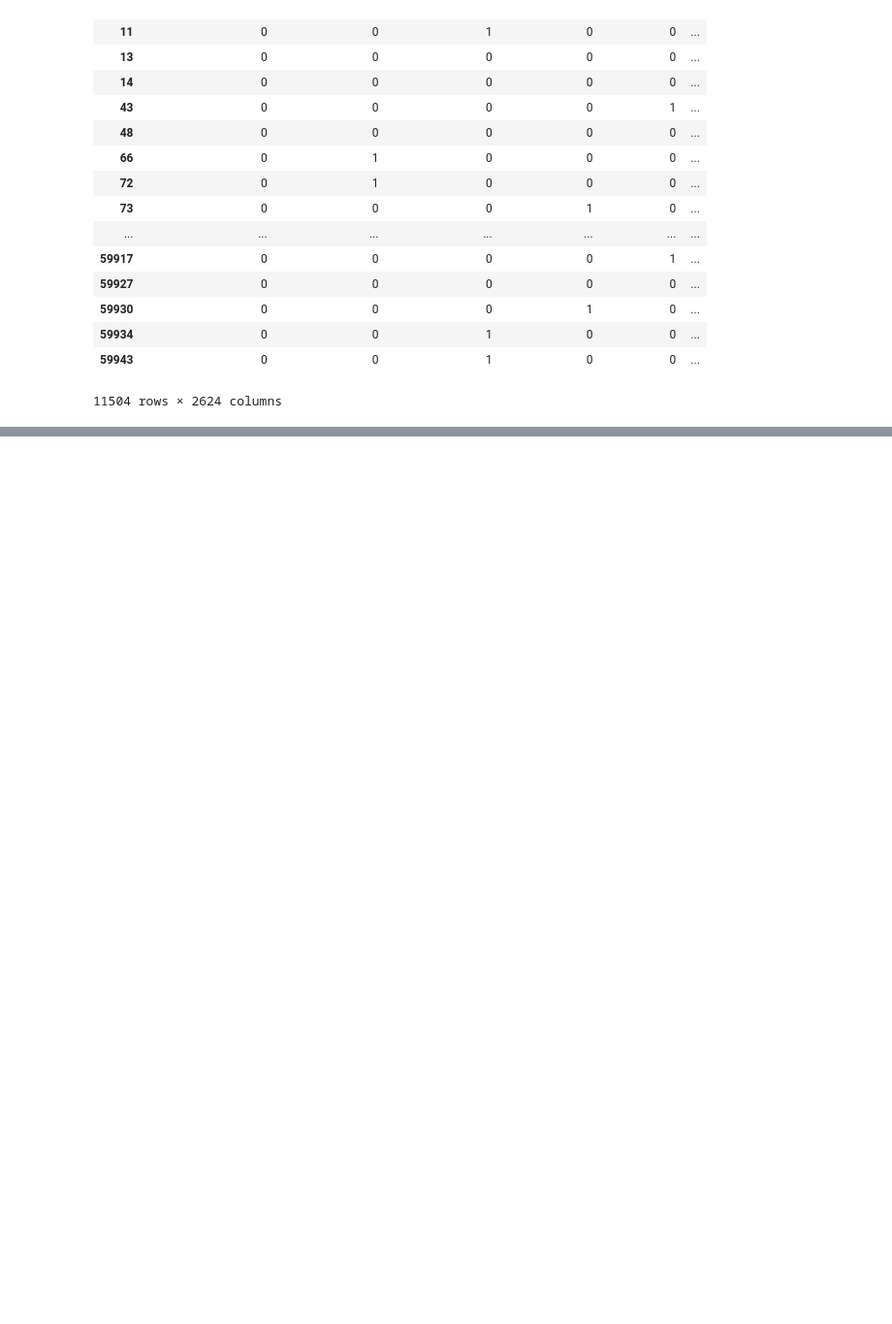
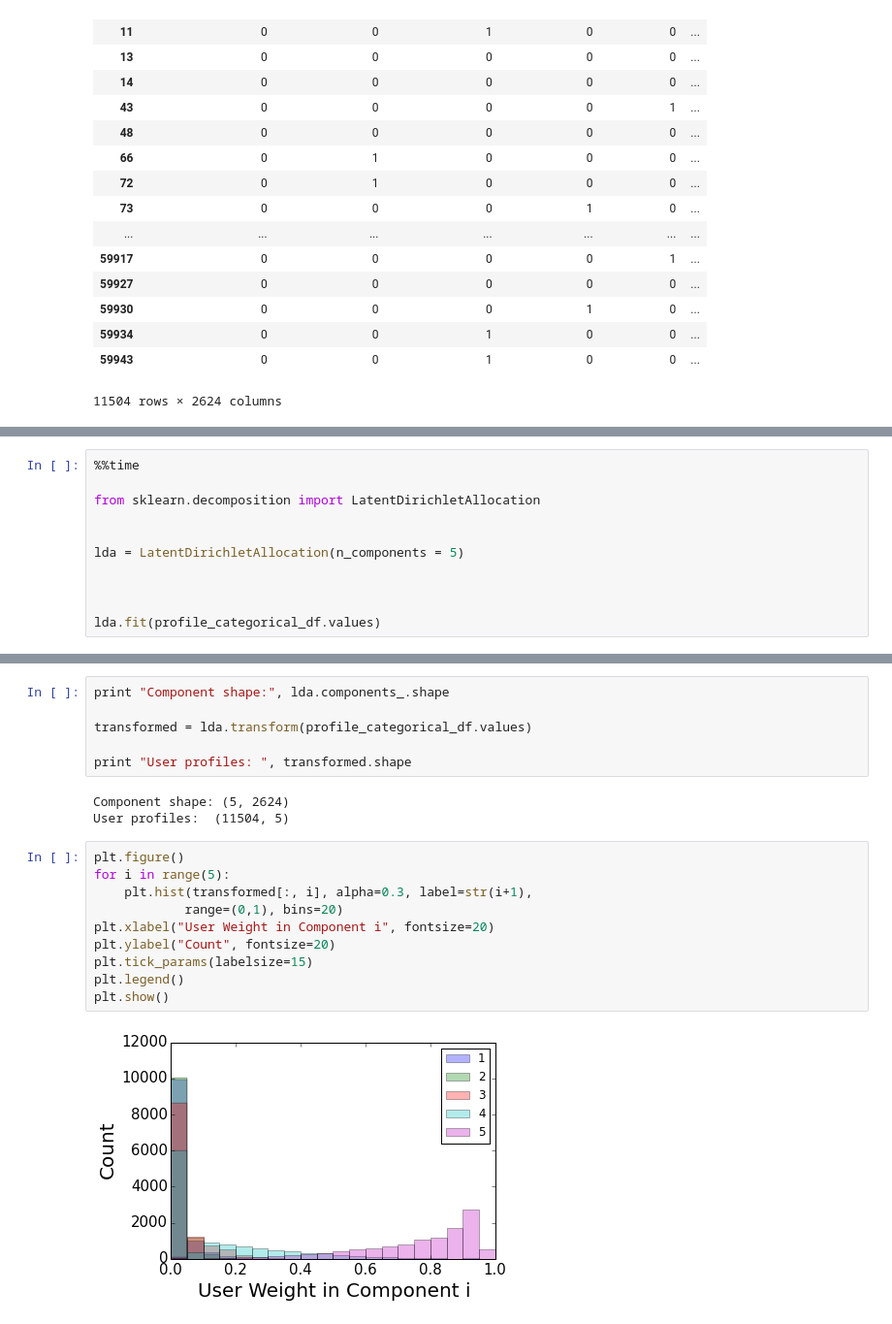
Before and after one commit to nschmeller/ok-cupid, a Jupyter notebook: SampleAnalysis.ipynb, the cells around one changed output, grey strips where cells are left out. Shown at 97% size. Saved outputs shown, nothing was run; the diff lists cells and outputs as text; blank space fills up the shorter version.

```diff
--- a/SampleAnalysis.ipynb
+++ b/SampleAnalysis.ipynb
@@ -311,0 +269,11 @@ AttributeError: 'SparsePCA' object has no attribute 'predict'
+# %%
+%%time
+
+from sklearn.decomposition import LatentDirichletAllocation
+
+
+lda = LatentDirichletAllocation(n_components = 5)
+
+
+
+lda.fit(profile_categorical_df.values)
@@ -311,0 +283,21 @@ AttributeError: 'SparsePCA' object has no attribute 'predict'
+# %%
+print "Component shape:", lda.components_.shape
+
+transformed = lda.transform(profile_categorical_df.values)
+
+print "User profiles: ", transformed.shape
+# %% [output]
+Component shape: (5, 2624)
+User profiles:  (11504, 5)
+# %%
+plt.figure()
+for i in range(5):
+    plt.hist(transformed[:, i], alpha=0.3, label=str(i+1),
+            range=(0,1), bins=20)
+plt.xlabel("User Weight in Component i", fontsize=20)
+plt.ylabel("Count", fontsize=20)
+plt.tick_params(labelsize=15)
+plt.legend()
+plt.show()
+# %% [output]
+[figure, added]
```
Also changed, not shown: parts of 27 cells of this notebook.
